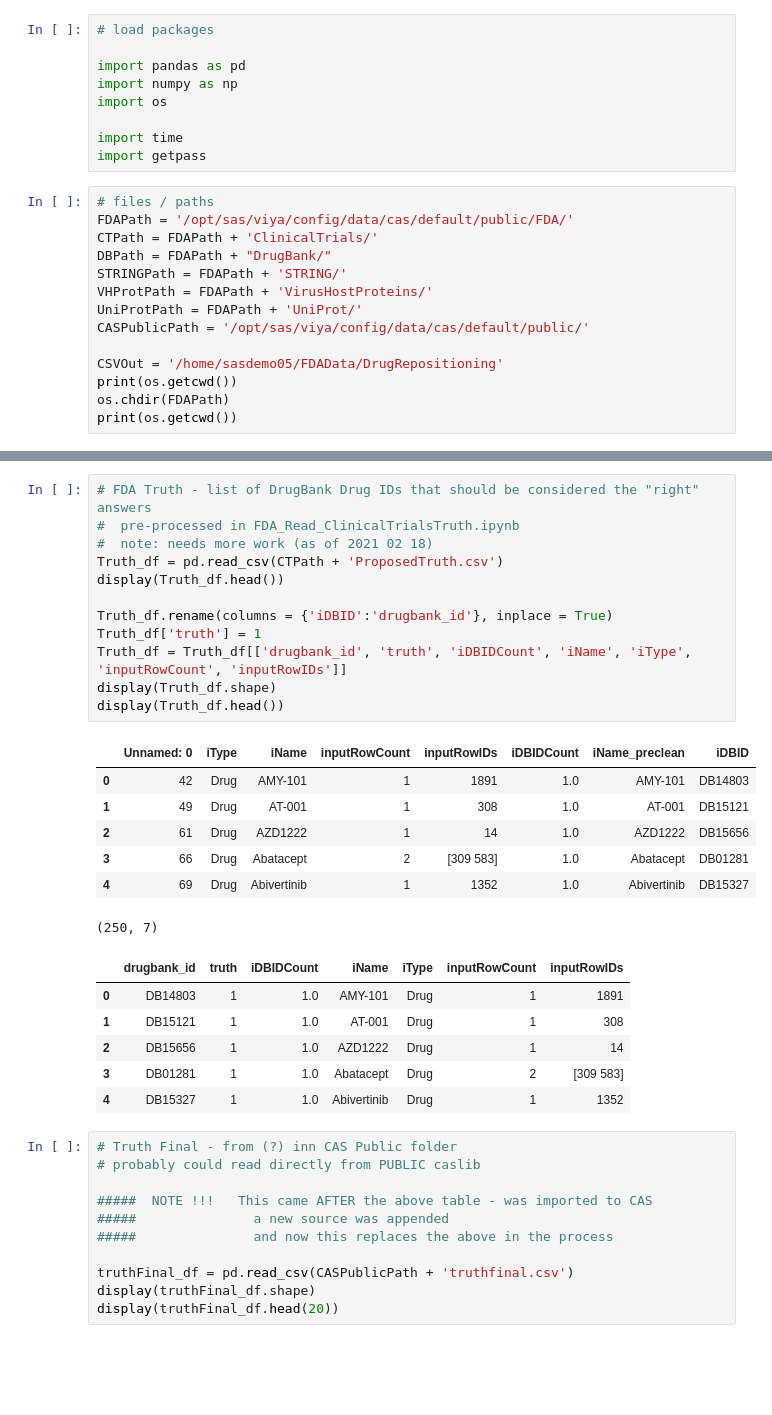
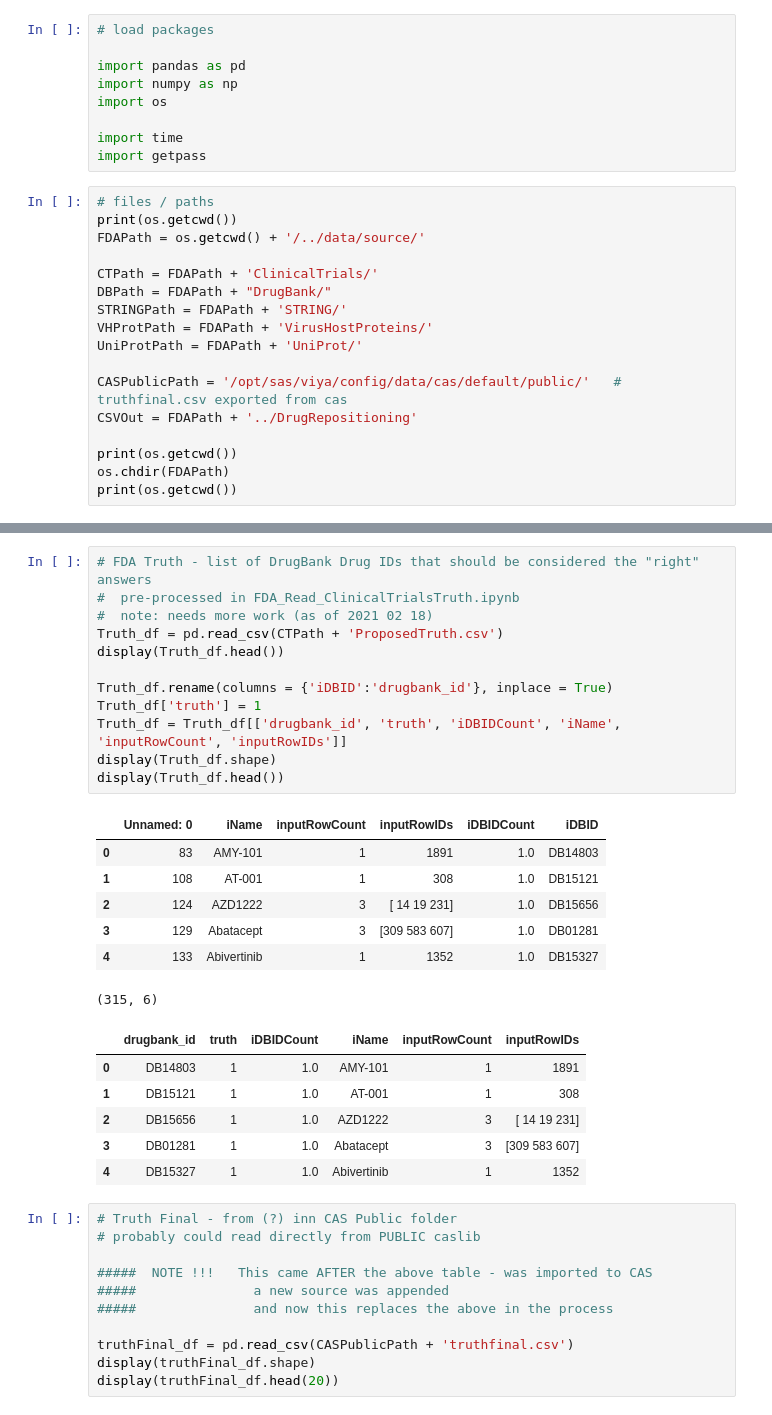
Before and after one commit to SASttlin2021/FDA-Covid19-DR-project, a Jupyter notebook: python/Drug_Repurposing_FinalETL.ipynb, the cells around one changed output, grey strips where cells are left out. Drawn from its saved outputs; the diff is of its cells as text; blank space fills up the shorter version.

Commit message:
update ETL scripts to match current file paths

```diff
--- a/python/Drug_Repurposing_FinalETL.ipynb
+++ b/python/Drug_Repurposing_FinalETL.ipynb
@@ -33,15 +86,18 @@ import time
 import getpass
 # %%
 # files / paths
-FDAPath = '/opt/sas/viya/config/data/cas/default/public/FDA/'
+print(os.getcwd())
+FDAPath = os.getcwd() + '/../data/source/'
+
 CTPath = FDAPath + 'ClinicalTrials/'
 DBPath = FDAPath + "DrugBank/"
 STRINGPath = FDAPath + 'STRING/'
 VHProtPath = FDAPath + 'VirusHostProteins/'
 UniProtPath = FDAPath + 'UniProt/'
-CASPublicPath = '/opt/sas/viya/config/data/cas/default/public/'
 
-CSVOut = '/home/sasdemo05/FDAData/DrugRepositioning'
+CASPublicPath = '/opt/sas/viya/config/data/cas/default/public/'   # truthfinal.csv exported from cas
+CSVOut = FDAPath + '../DrugRepositioning'
+
 print(os.getcwd())
 os.chdir(FDAPath)
 print(os.getcwd())
@@ -127,29 +173,29 @@ display(dbProteins_df.head())
 # %%
 # FDA Truth - list of DrugBank Drug IDs that should be considered the "right" answers
 #  pre-processed in FDA_Read_ClinicalTrialsTruth.ipynb
 #  note: needs more work (as of 2021 02 18)
 Truth_df = pd.read_csv(CTPath + 'ProposedTruth.csv')
 display(Truth_df.head())
 
 Truth_df.rename(columns = {'iDBID':'drugbank_id'}, inplace = True)
 Truth_df['truth'] = 1
-Truth_df = Truth_df[['drugbank_id', 'truth', 'iDBIDCount', 'iName', 'iType', 'inputRowCount', 'inputRowIDs']]
+Truth_df = Truth_df[['drugbank_id', 'truth', 'iDBIDCount', 'iName', 'inputRowCount', 'inputRowIDs']]
 display(Truth_df.shape)
 display(Truth_df.head())
 # %% [output]
-|  | Unnamed: 0 | iType | iName | inputRowCount | inputRowIDs | iDBIDCount | iName_preclean | iDBID |
-| 0 | 42 | Drug | AMY-101 | 1 | 1891 | 1.0 | AMY-101 | DB14803 |
-| 1 | 49 | Drug | AT-001 | 1 | 308 | 1.0 | AT-001 | DB15121 |
-| 2 | 61 | Drug | AZD1222 | 1 | 14 | 1.0 | AZD1222 | DB15656 |
-| 3 | 66 | Drug | Abatacept | 2 | [309 583] | 1.0 | Abatacept | DB01281 |
-| 4 | 69 | Drug | Abivertinib | 1 | 1352 | 1.0 | Abivertinib | DB15327 |
+|  | Unnamed: 0 | iName | inputRowCount | inputRowIDs | iDBIDCount | iDBID |
+| 0 | 83 | AMY-101 | 1 | 1891 | 1.0 | DB14803 |
+| 1 | 108 | AT-001 | 1 | 308 | 1.0 | DB15121 |
+| 2 | 124 | AZD1222 | 3 | [ 14 19 231] | 1.0 | DB15656 |
+| 3 | 129 | Abatacept | 3 | [309 583 607] | 1.0 | DB01281 |
+| 4 | 133 | Abivertinib | 1 | 1352 | 1.0 | DB15327 |
-(250, 7)
+(315, 6)
-|  | drugbank_id | truth | iDBIDCount | iName | iType | inputRowCount | inputRowIDs |
-| 0 | DB14803 | 1 | 1.0 | AMY-101 | Drug | 1 | 1891 |
-| 1 | DB15121 | 1 | 1.0 | AT-001 | Drug | 1 | 308 |
-| 2 | DB15656 | 1 | 1.0 | AZD1222 | Drug | 1 | 14 |
-| 3 | DB01281 | 1 | 1.0 | Abatacept | Drug | 2 | [309 583] |
-| 4 | DB15327 | 1 | 1.0 | Abivertinib | Drug | 1 | 1352 |
+|  | drugbank_id | truth | iDBIDCount | iName | inputRowCount | inputRowIDs |
+| 0 | DB14803 | 1 | 1.0 | AMY-101 | 1 | 1891 |
+| 1 | DB15121 | 1 | 1.0 | AT-001 | 1 | 308 |
+| 2 | DB15656 | 1 | 1.0 | AZD1222 | 3 | [ 14 19 231] |
+| 3 | DB01281 | 1 | 1.0 | Abatacept | 3 | [309 583 607] |
+| 4 | DB15327 | 1 | 1.0 | Abivertinib | 1 | 1352 |
 # %%
 # Truth Final - from (?) inn CAS Public folder
 # probably could read directly from PUBLIC caslib
```
Also changed, not shown: parts of 22 cells of this notebook, 3 other files.
